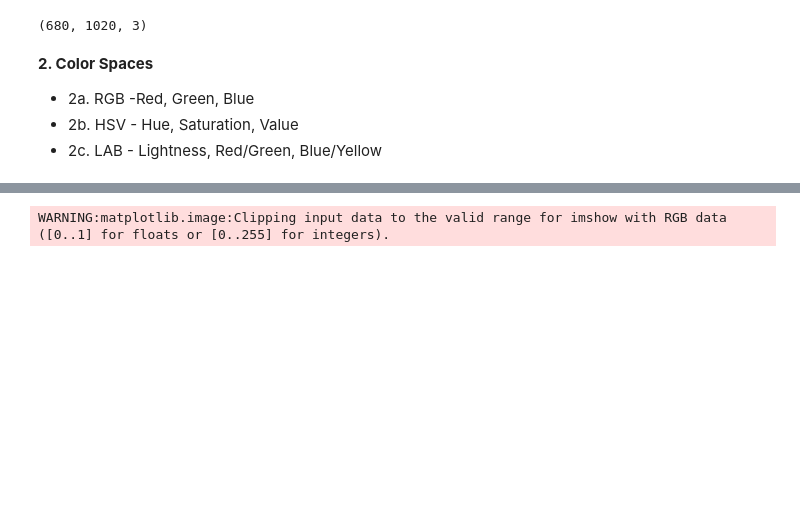
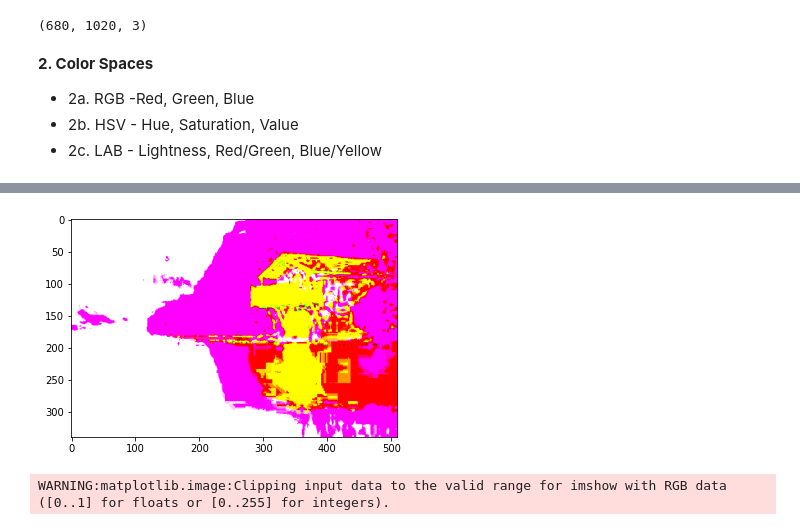
Before and after one commit to IshaqKHATTAK/Computer-Vision, a Jupyter notebook: 2020313_Muhammad_ishaq(ASSIGNMENT_2).ipynb, the cells around one changed output, grey strips where cells are left out. Saved outputs shown, nothing was run; the diff lists cells and outputs as text; code cells hidden in the pictures; blank space fills up the shorter version.

```diff
--- a/2020313_Muhammad_ishaq(ASSIGNMENT_2).ipynb
+++ b/2020313_Muhammad_ishaq(ASSIGNMENT_2).ipynb
@@ -126,0 +144,7 @@ image1.shape#upsampled image shape
+# %%
+def to_lab(img):
+  image_LAB = skimage.color.rgb2lab(img)
+  plt.imshow(image_LAB)
+
+to_lab(img1)
+# %% [output]
@@ -127,3 +152,4 @@ image1.shape#upsampled image shape
+[figure, added]
 # %%
 #Image Conversion
 image_RGB = imread('/content/lake.jpg')
```
Also changed, not shown: parts of 16 cells of this notebook.
